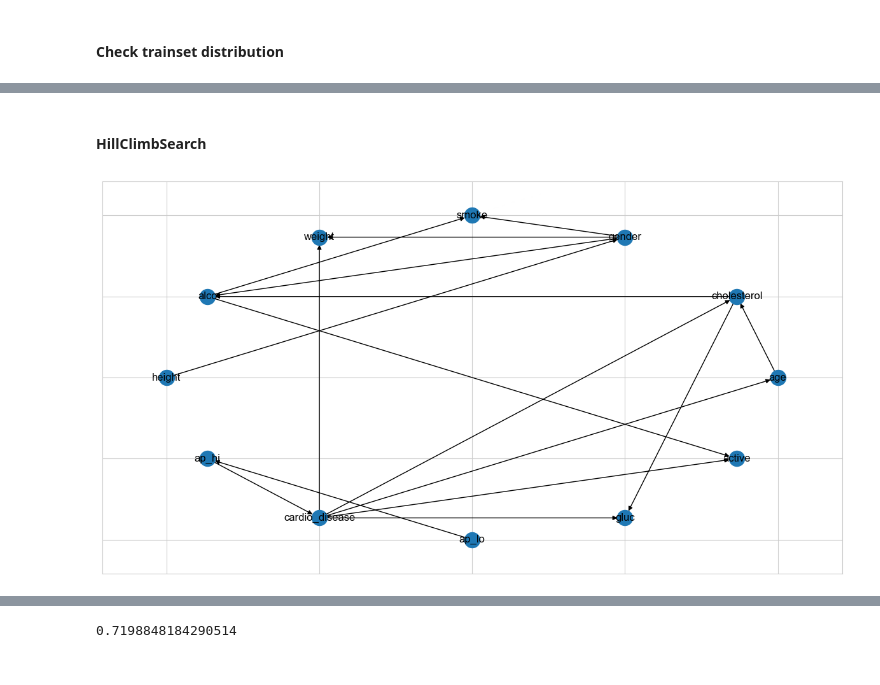
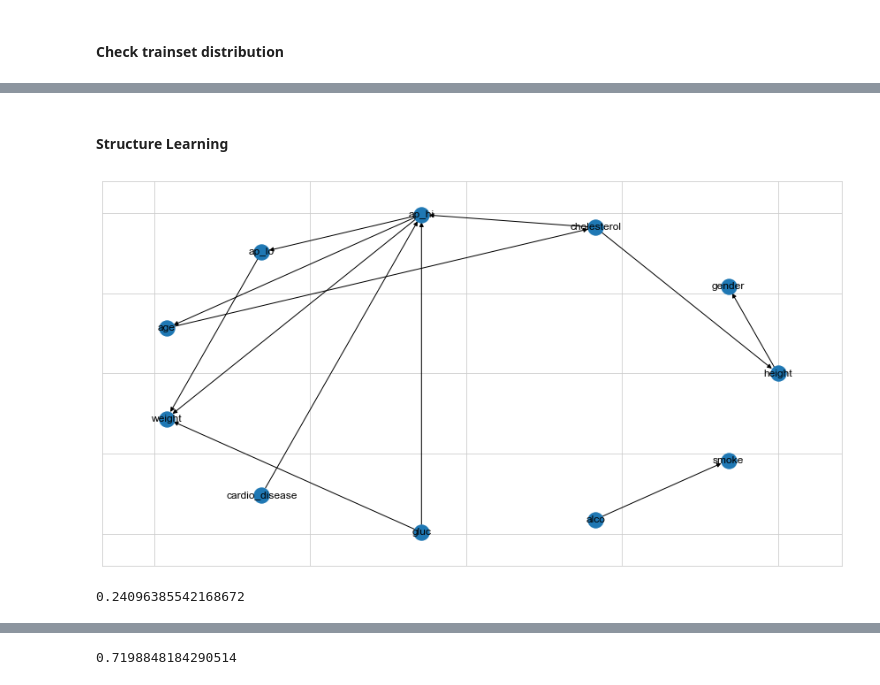
Before and after one commit to wredan/cardiovascular-disease-bayesian-network, a Jupyter notebook: cardiovascular_desease.ipynb, the cells around one changed output, grey strips where cells are left out. Cells and saved outputs as stored; diff of their text form; code cells hidden in the pictures.

```diff
--- a/cardiovascular_desease.ipynb
+++ b/cardiovascular_desease.ipynb
@@ -249,5 +184,0 @@ def map_inference(model, evidence):
-# %%
-dataset = df.copy()
-dataset_split(dataset, test_size=0.1)
-train_data = pd.read_csv('cardio_train_set.csv', sep=';')
-test_data = pd.read_csv('cardio_test_set.csv', sep=';')
@@ -303,0 +210,5 @@ print(q)
+# %%
+def PC_Structure_learning(train_data, max_cond_vars=4):
+    est = PC(data=train_data)
+    estimated_model = est.estimate(variant="stable", max_cond_vars=max_cond_vars)
+    return estimated_model
@@ -364,10 +309,18 @@ print_numeric_distribution(train_data)
 print_bin_cat_distribution(train_data)
 # %% [output]
 [figure]
-# %% [markdown]
-#### HillClimbSearch
-# %%
-best_model = hill_climb_structural_learning(train_data, score_method="bicscore")
-draw_graphs([best_model])
-# %% [output]
-[figure, removed]
+# %% [markdown]
+#### Structure Learning
+# %%
+# PC
+best_model = PC_Structure_learning(train_data)
+draw_graphs([best_model])
+# %% [output]
+[figure, added]
+# %%
+#Si nota che l'attributo active non è presente nel grafo sopra
+new_test = test_data.drop(["active"], axis=1)
+
+get_f1_score(best_model, new_test, threshold=0.1)
+# %% [output]
+0.24096385542168672
```
Also changed, not shown: parts of 45 cells of this notebook.
